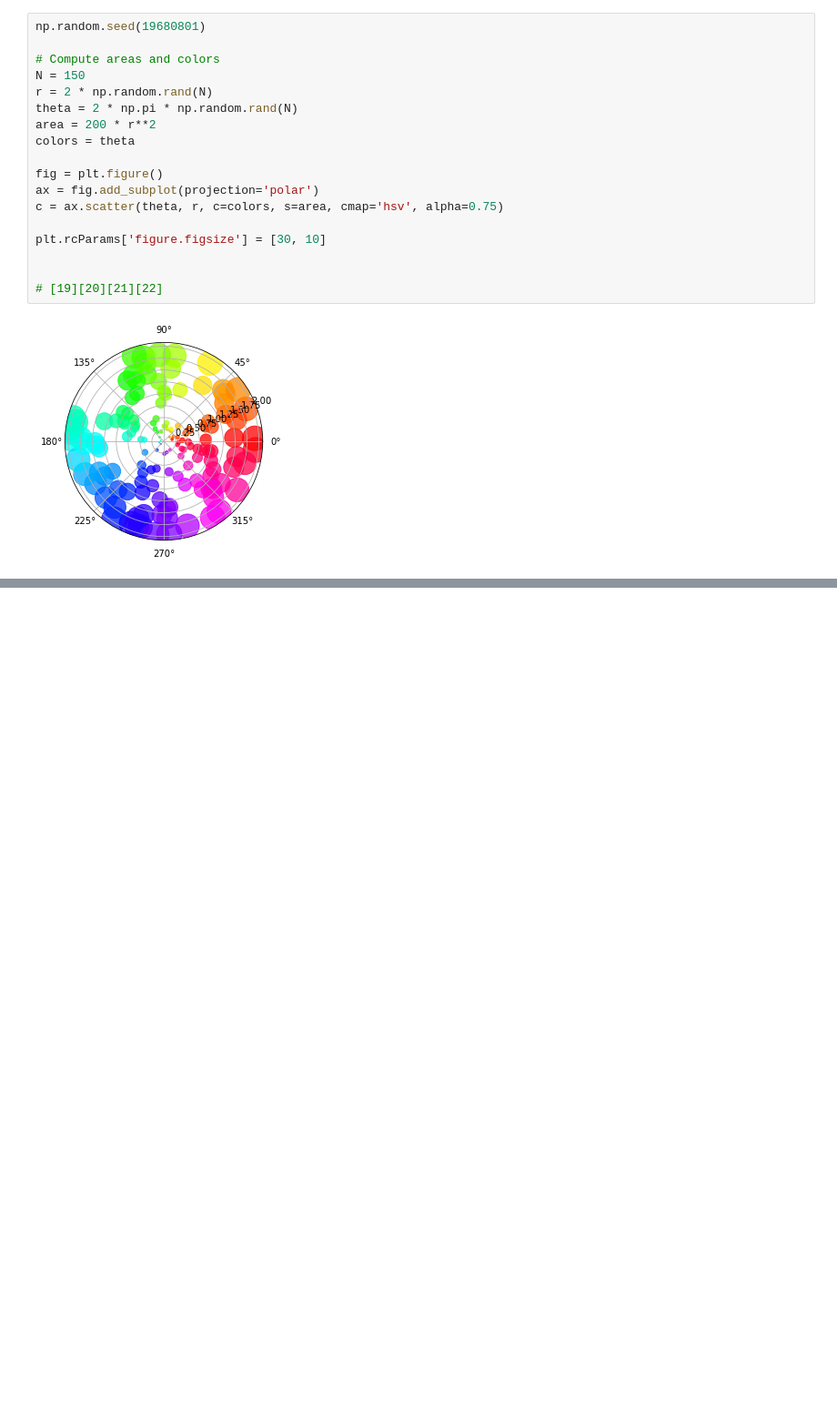
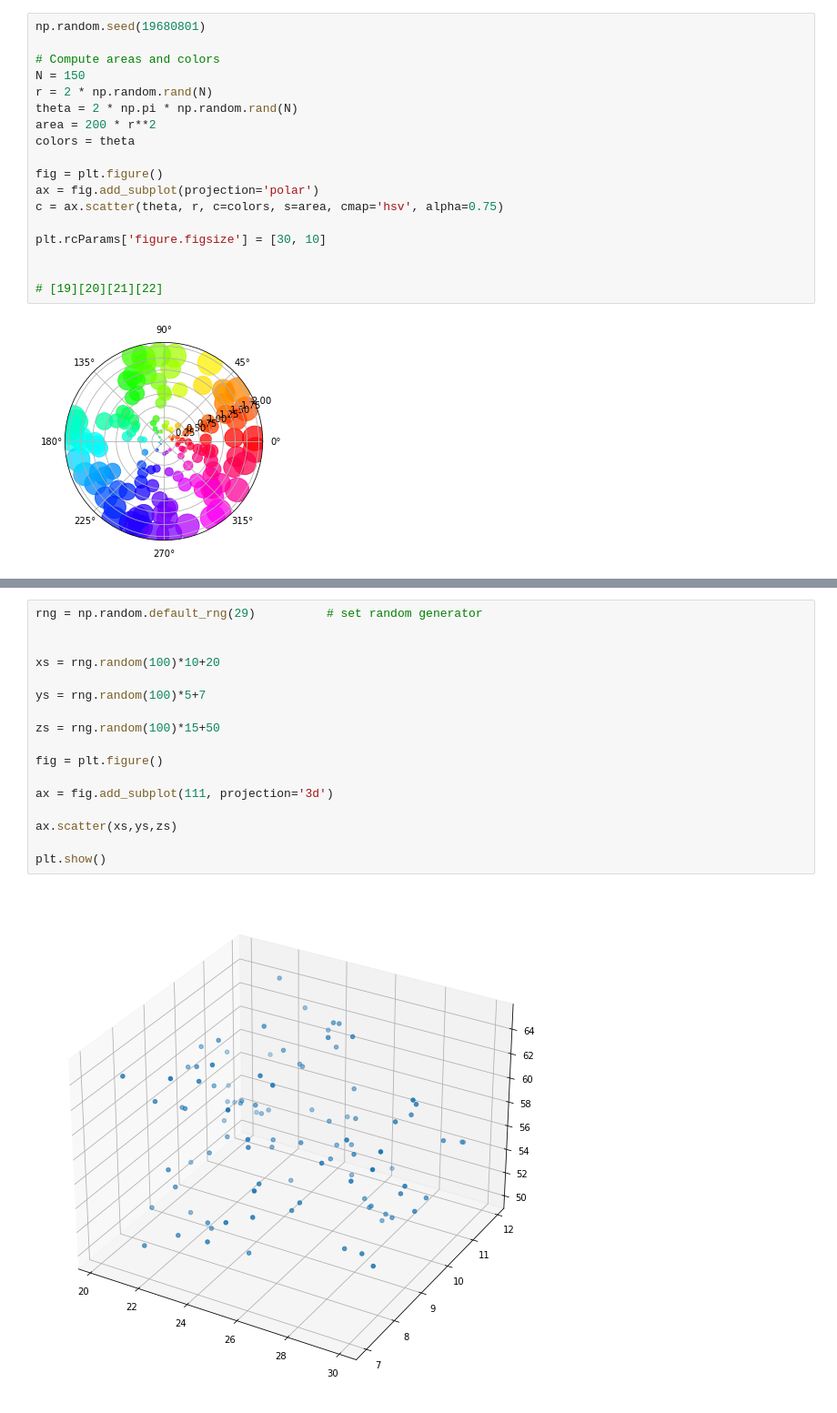
Before and after one commit to VCurry20/FDAProject2021, a Jupyter notebook: Tests.ipynb, the cells around one changed output, grey strips where cells are left out. Shown at 91% size. Drawn from its saved outputs; the diff is of its cells as text; blank space fills up the shorter version.

```diff
--- a/Tests.ipynb
+++ b/Tests.ipynb
@@ -217,0 +237,19 @@ plt.show()
+# %%
+rng = np.random.default_rng(29)          # set random generator
+
+
+xs = rng.random(100)*10+20
+
+ys = rng.random(100)*5+7
+
+zs = rng.random(100)*15+50
+
+fig = plt.figure()
+
+ax = fig.add_subplot(111, projection='3d')
+
+ax.scatter(xs,ys,zs)
+
+plt.show()
+# %% [output]
+[figure, added]
```
Also changed, not shown: parts of 7 cells of this notebook, 1 other file.
